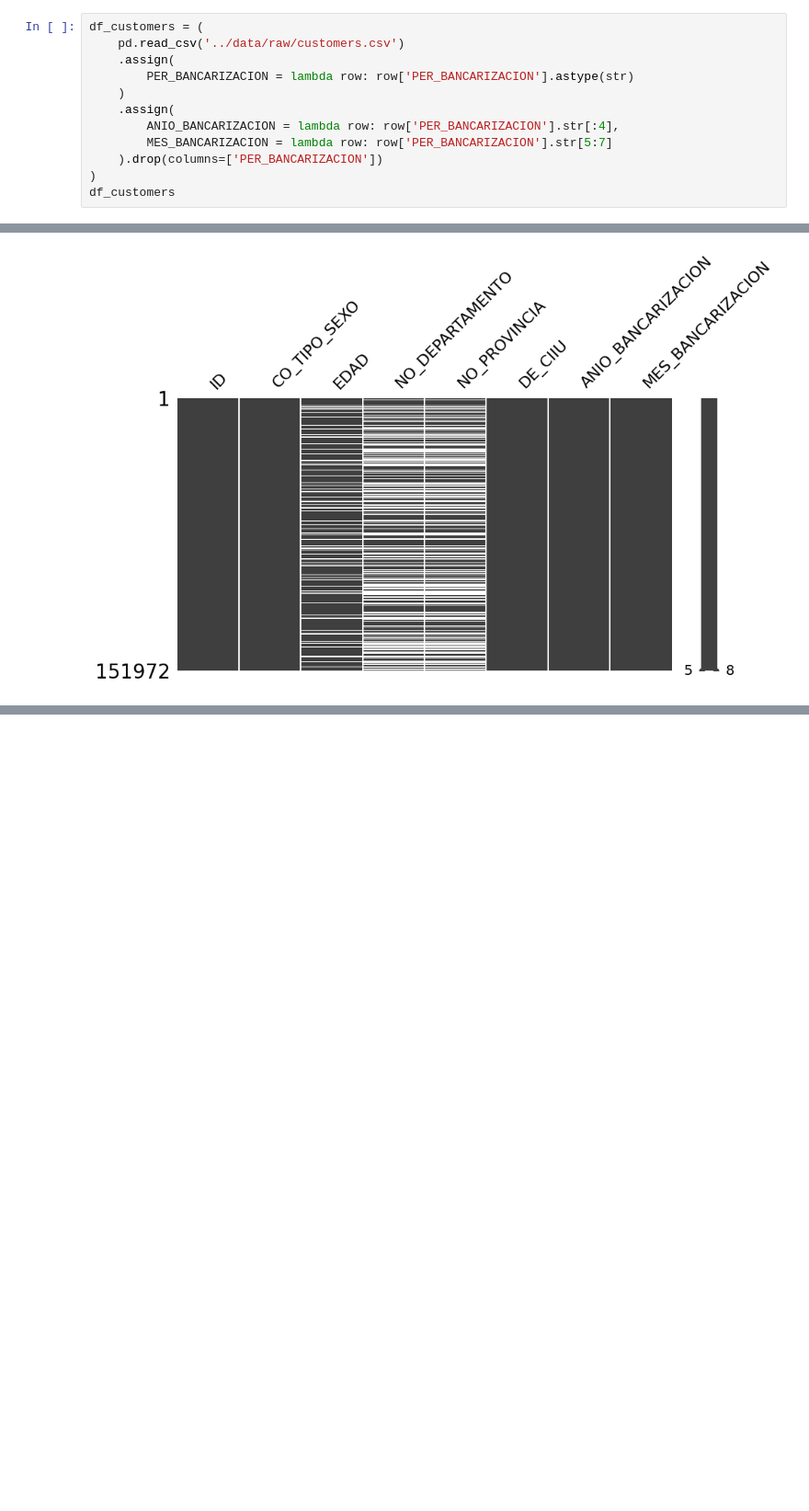
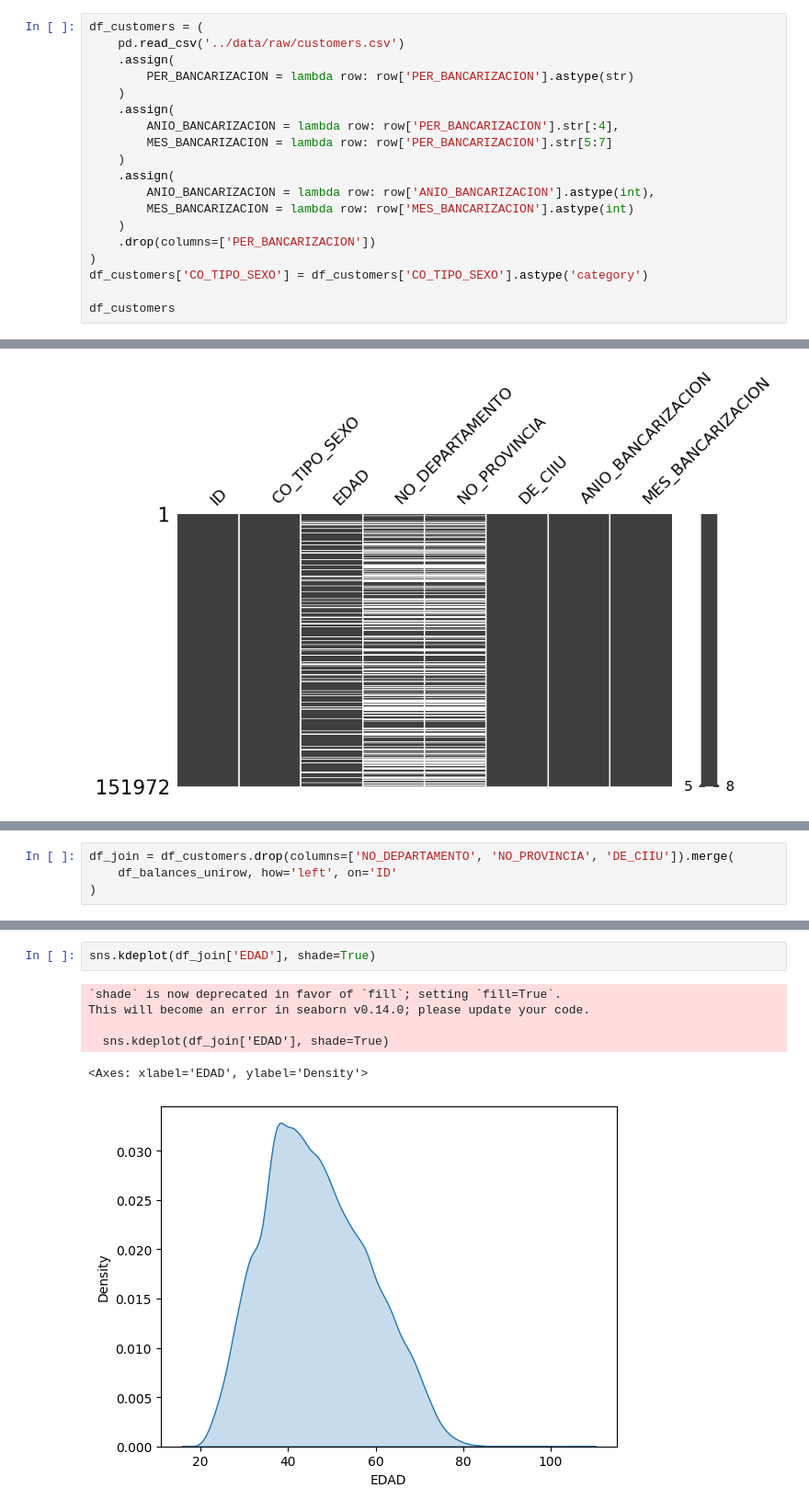
Before and after one commit to jeremy-jmc/datathon-mibanco2023, a Jupyter notebook: notebooks/00_data_preprocessing.ipynb, the cells around one changed output, grey strips where cells are left out. Shown at 92% size. Drawn from its saved outputs; the diff is of its cells as text; blank space fills up the shorter version.

Commit message:
notebook (pre join with train and test)

```diff
--- a/notebooks/00_data_preprocessing.ipynb
+++ b/notebooks/00_data_preprocessing.ipynb
@@ -285,8 +279,15 @@ df_customers = (
     .assign(
         ANIO_BANCARIZACION = lambda row: row['PER_BANCARIZACION'].str[:4],
         MES_BANCARIZACION = lambda row: row['PER_BANCARIZACION'].str[5:7]
-    ).drop(columns=['PER_BANCARIZACION'])
+    )
+    .assign(
+        ANIO_BANCARIZACION = lambda row: row['ANIO_BANCARIZACION'].astype(int),
+        MES_BANCARIZACION = lambda row: row['MES_BANCARIZACION'].astype(int)
+    )
+    .drop(columns=['PER_BANCARIZACION'])
 )
+df_customers['CO_TIPO_SEXO'] = df_customers['CO_TIPO_SEXO'].astype('category')
+
 df_customers
 # %% [output]
 |  | ID | CO_TIPO_SEXO | EDAD | NO_DEPARTAMENTO | NO_PROVINCIA | DE_CIIU | ANIO_BANCARIZACION | ... |
@@ -366,0 +370,4 @@ msno.matrix(df_customers, figsize=(10, 5))
+# %%
+df_join = df_customers.drop(columns=['NO_DEPARTAMENTO', 'NO_PROVINCIA', 'DE_CIIU']).merge(
+    df_balances_unirow, how='left', on='ID'
+)
@@ -366,0 +386,9 @@ msno.matrix(df_customers, figsize=(10, 5))
+# %%
+sns.kdeplot(df_join['EDAD'], shade=True)
+# %% [output]
+`shade` is now deprecated in favor of `fill`; setting `fill=True`.
+This will become an error in seaborn v0.14.0; please update your code.
+
+  sns.kdeplot(df_join['EDAD'], shade=True)
+<Axes: xlabel='EDAD', ylabel='Density'>
+[figure, added]
```
Also changed, not shown: parts of 14 cells of this notebook.
